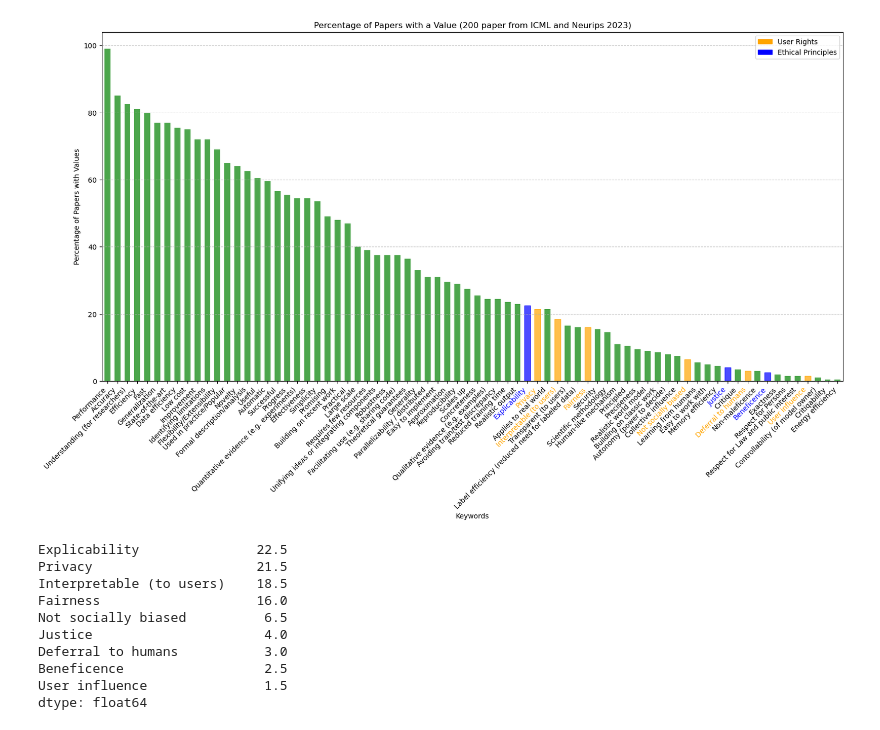
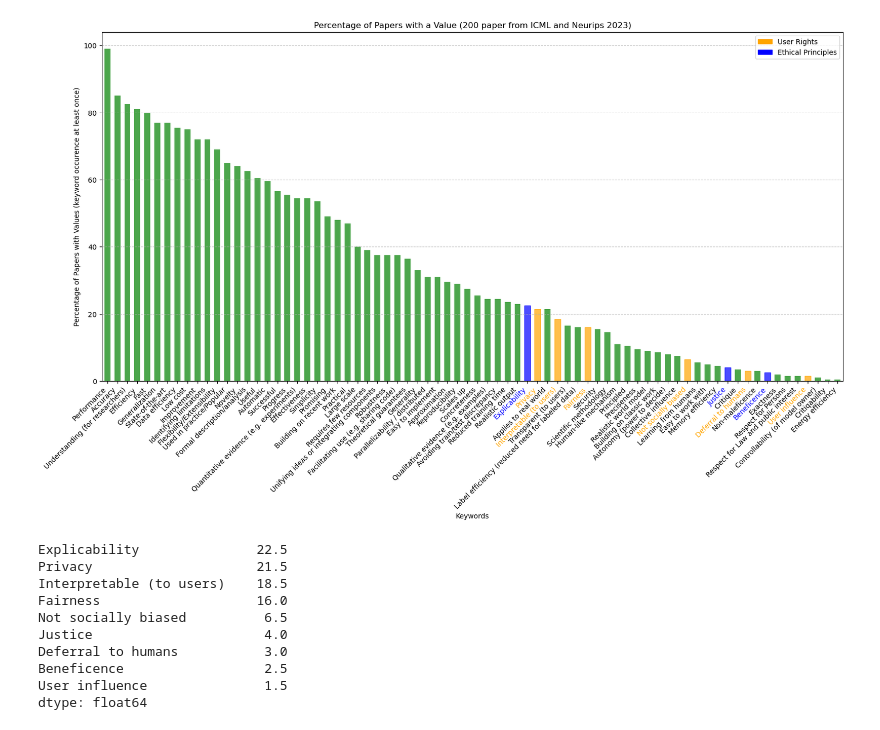
Before and after one commit to IsabelKurth/values-in-ml-research, a Jupyter notebook: analysis_and_plots.ipynb, the cells around one changed output. Saved outputs shown, nothing was run; the diff lists cells and outputs as text; code cells hidden in the pictures.

```diff
--- a/analysis_and_plots.ipynb
+++ b/analysis_and_plots.ipynb
@@ -34,36 +34,36 @@ for keyword in highlight_keywords_user_rights:
     if keyword in percentage_with_value_sorted.index:
         bar = bars.patches[percentage_with_value_sorted.index.get_loc(keyword)]
         bar.set_color('orange')
         bar.set_alpha(0.7)
         bars.get_xticklabels()[percentage_with_value_sorted.index.get_loc(keyword)].set_color('orange')
 
 # Highlight specific bars in blue for ethics
 for keyword in highlight_keywords_ethics:
     if keyword in percentage_with_value_sorted.index:
         bar = bars.patches[percentage_with_value_sorted.index.get_loc(keyword)]
         bar.set_color('blue')
         bar.set_alpha(0.7)
         bars.get_xticklabels()[percentage_with_value_sorted.index.get_loc(keyword)].set_color('blue')
 
 # Add legend
 orange_patch = mpatches.Patch(color='orange', label='User Rights')
 blue_patch = mpatches.Patch(color='blue', label='Ethical Principles')
 plt.legend(handles=[orange_patch, blue_patch])
 
 plt.title('Percentage of Papers with a Value (200 paper from ICML and Neurips 2023)')
 plt.xlabel('Keywords')
-plt.ylabel('Percentage of Papers with Values')
+plt.ylabel('Percentage of Papers with Values (keyword occurence at least once)')
 plt.xticks(rotation=45, ha = 'right')
 
 # Apply theme with horizontal lines
 plt.grid(axis='y', linestyle='--', alpha=0.7)
 
 # Save the plot
-plt.savefig('plots/percentage_both_conferences.png', bbox_inches='tight')
+plt.savefig('plots/percentage_both_conferences.png', bbox_inches='tight', dpi=300)
 
 plt.show()
 # %% [output]
-[figure, old version]
+[figure, new version]
 # %%
 # Get the subset of the dataframe to evaluate percentage of highlighted values
 subset_df = percentage_with_value_sorted[percentage_with_value_sorted.index.isin(highlight_keywords)]
```
Also changed, not shown: parts of 6 cells of this notebook, 14 other files.
